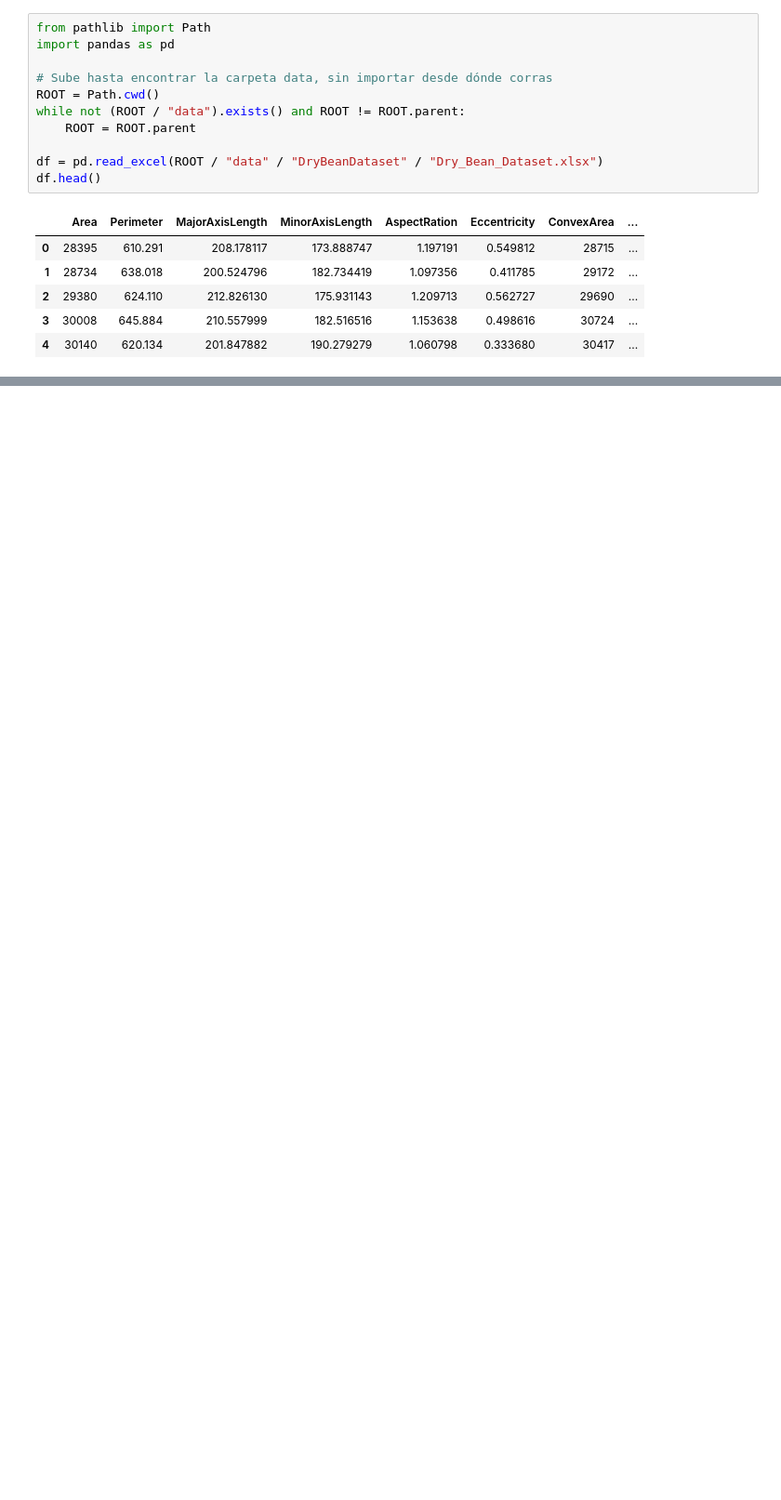
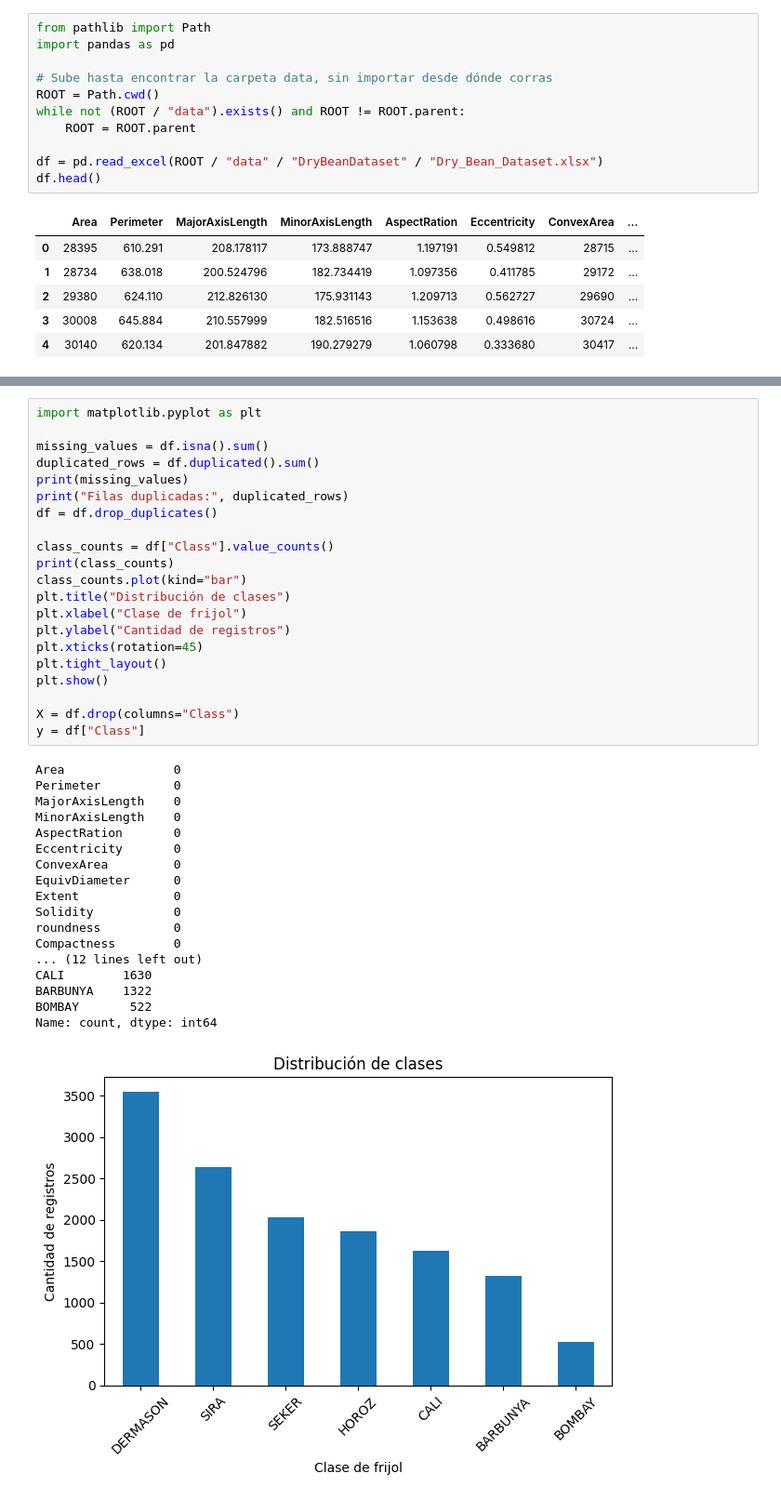
Before and after one commit to jmcajigas/Laboratorio-Dry-Bean-ML, a Jupyter notebook: notebooks/Ingestion.ipynb, the cells around one changed output, grey strips where cells are left out. Shown at 93% size. Drawn from its saved outputs; the diff is of its cells as text; blank space fills up the shorter version.

```diff
--- a/notebooks/Ingestion.ipynb
+++ b/notebooks/Ingestion.ipynb
@@ -43,0 +68,40 @@ df.head()
+# %%
+import matplotlib.pyplot as plt
+
+missing_values = df.isna().sum()
+duplicated_rows = df.duplicated().sum()
+print(missing_values)
+print("Filas duplicadas:", duplicated_rows)
+df = df.drop_duplicates()
+
+class_counts = df["Class"].value_counts()
+print(class_counts)
+class_counts.plot(kind="bar")
+plt.title("Distribución de clases")
+plt.xlabel("Clase de frijol")
+plt.ylabel("Cantidad de registros")
+plt.xticks(rotation=45)
+plt.tight_layout()
+plt.show()
+
+X = df.drop(columns="Class")
+y = df["Class"]
+# %% [output]
+Area               0
+Perimeter          0
+MajorAxisLength    0
+MinorAxisLength    0
+AspectRation       0
+Eccentricity       0
+ConvexArea         0
+EquivDiameter      0
+Extent             0
+Solidity           0
+roundness          0
+Compactness        0
+... (12 lines left out)
+CALI        1630
+BARBUNYA    1322
+BOMBAY       522
+Name: count, dtype: int64
+[figure, added]
```
Also changed, not shown: parts of 20 cells of this notebook, 2 other files.
